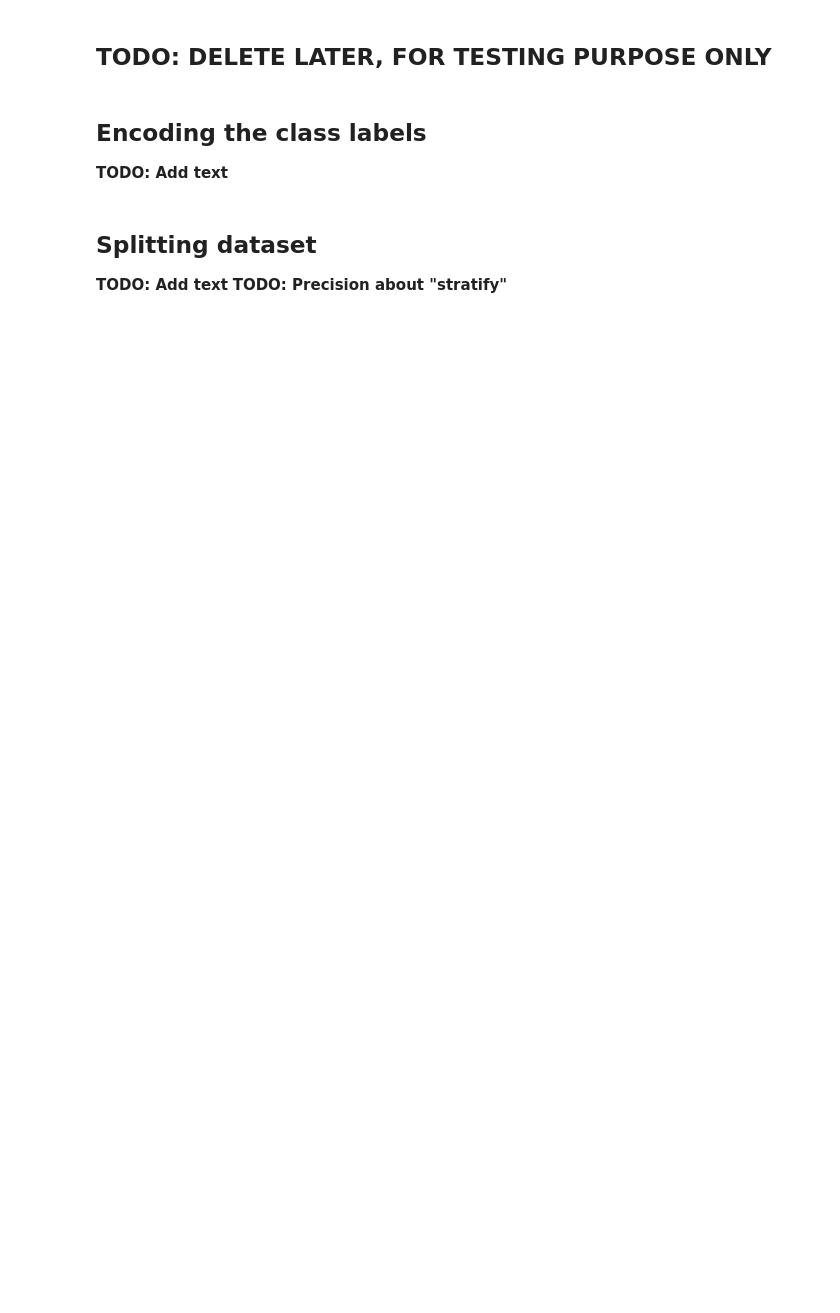
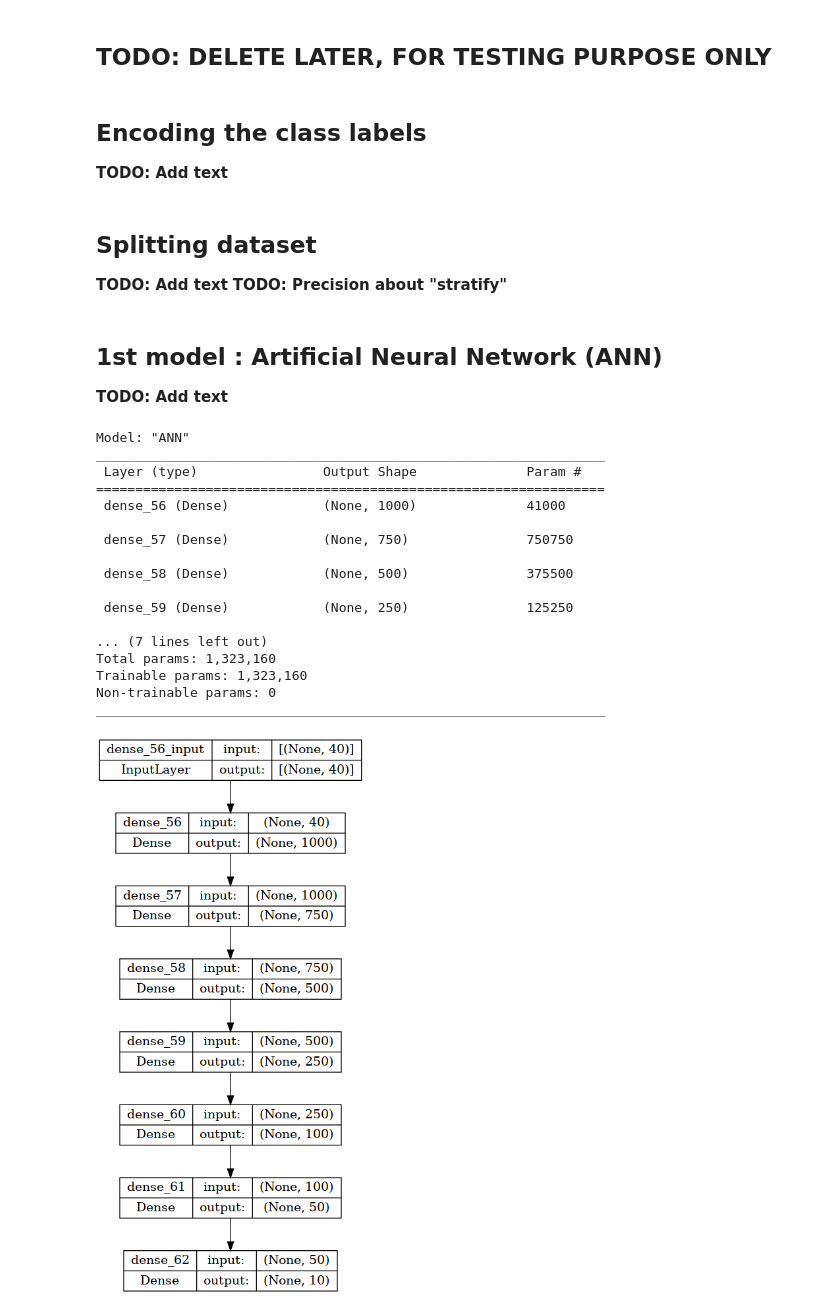
Before and after one commit to EmpireDemocratiqueDuPoulpe/Cours-IA, a Jupyter notebook: 5DEEP/Project/notebooks/main-notebook.ipynb, the cells around one changed output. Drawn from its saved outputs; the diff is of its cells as text; code cells hidden in the pictures; blank space fills up the shorter version.

Commit message:
First model: ANN

```diff
--- a/5DEEP/Project/notebooks/main-notebook.ipynb
+++ b/5DEEP/Project/notebooks/main-notebook.ipynb
@@ -59,6 +64,7 @@ We also define some constants used in this notebook. Be careful when you change
 PARENT_FOLDER = Path.cwd()
 DATA_FOLDER = (PARENT_FOLDER / ".." / "data").resolve()
 URBAN_DATASET_FOLDER = DATA_FOLDER / "UrbanSound8K"
+TEMP_FOLDER = (PARENT_FOLDER / ".." / "temp").resolve()
 
 # Matplotlib
 PLOT_COLORS = pyplot.rcParams["axes.prop_cycle"].by_key()["color"]
@@ -259,0 +313,39 @@ x_train, x_test, y_train, y_test = train_test_split(data_x, data_y, test_size=0.
+# %% [markdown]
+## 1st model : Artificial Neural Network (ANN)
+**TODO: Add text**
+# %%
+model_ann = keras.models.Sequential(name="ANN", layers=[
+    keras.layers.Dense(1000, activation="relu", input_shape=(data_x.shape[1],)),
+    keras.layers.Dense(750, activation="relu"),
+    keras.layers.Dense(500, activation="relu"),
+    keras.layers.Dense(250, activation="relu"),
+    keras.layers.Dense(100, activation="relu"),
+    keras.layers.Dense(50, activation="relu"),
+    keras.layers.Dense(10, activation="softmax")
+])
+
+# Model summary and plot
+model_ann.summary()
+
+model_plot_path = (TEMP_FOLDER / "model_plot.png")
+keras.utils.plot_model(model_ann, show_shapes=True, show_layer_names=True, to_file=model_plot_path)
+IPython.display.Image(model_plot_path)
+# %% [output]
+Model: "ANN"
+_________________________________________________________________
+ Layer (type)                Output Shape              Param #
+=================================================================
+ dense_56 (Dense)            (None, 1000)              41000
+
+ dense_57 (Dense)            (None, 750)               750750
+
+ dense_58 (Dense)            (None, 500)               375500
+
+ dense_59 (Dense)            (None, 250)               125250
+
+... (7 lines left out)
+Total params: 1,323,160
+Trainable params: 1,323,160
+Non-trainable params: 0
+_________________________________________________________________
+[figure, added]
```
Also changed, not shown: parts of 12 cells of this notebook, 3 other files.
